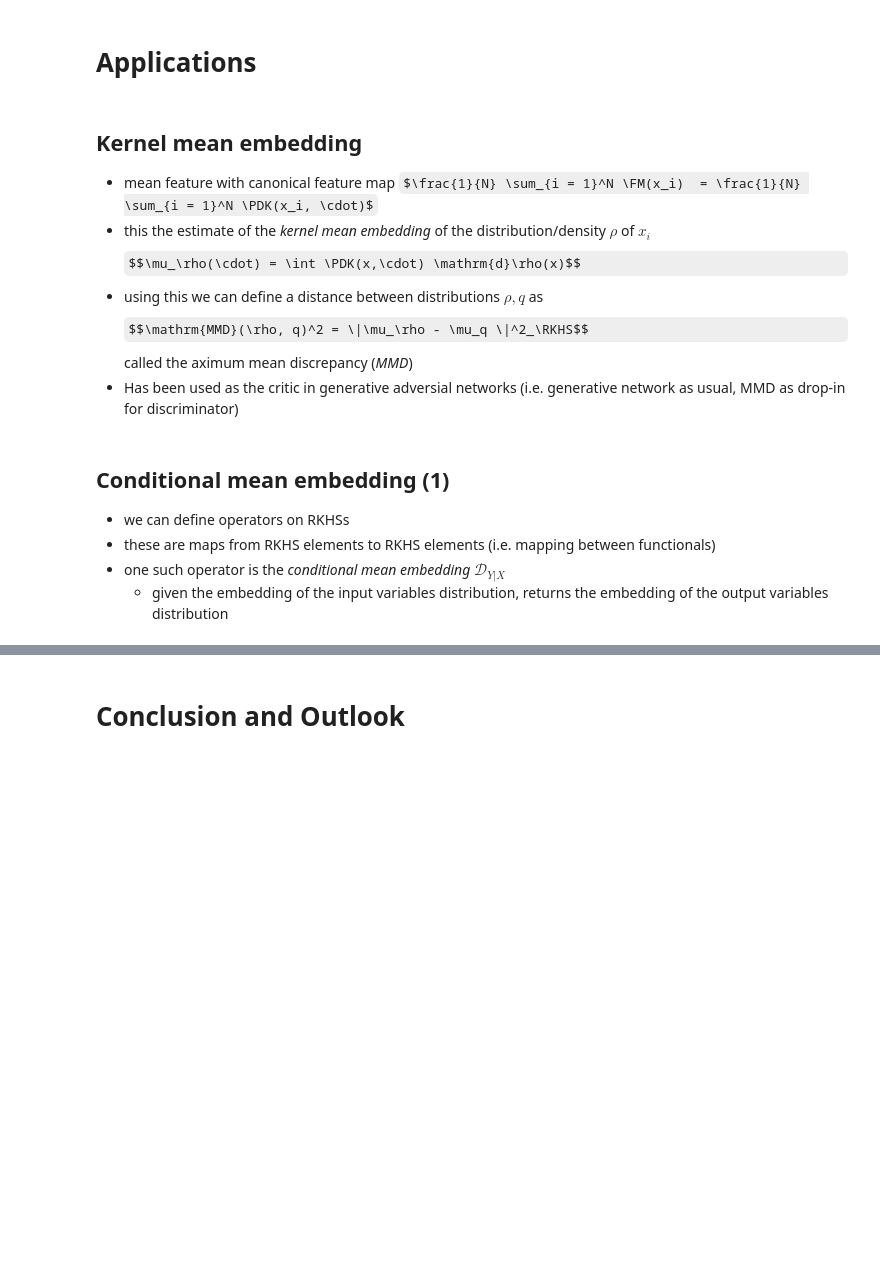
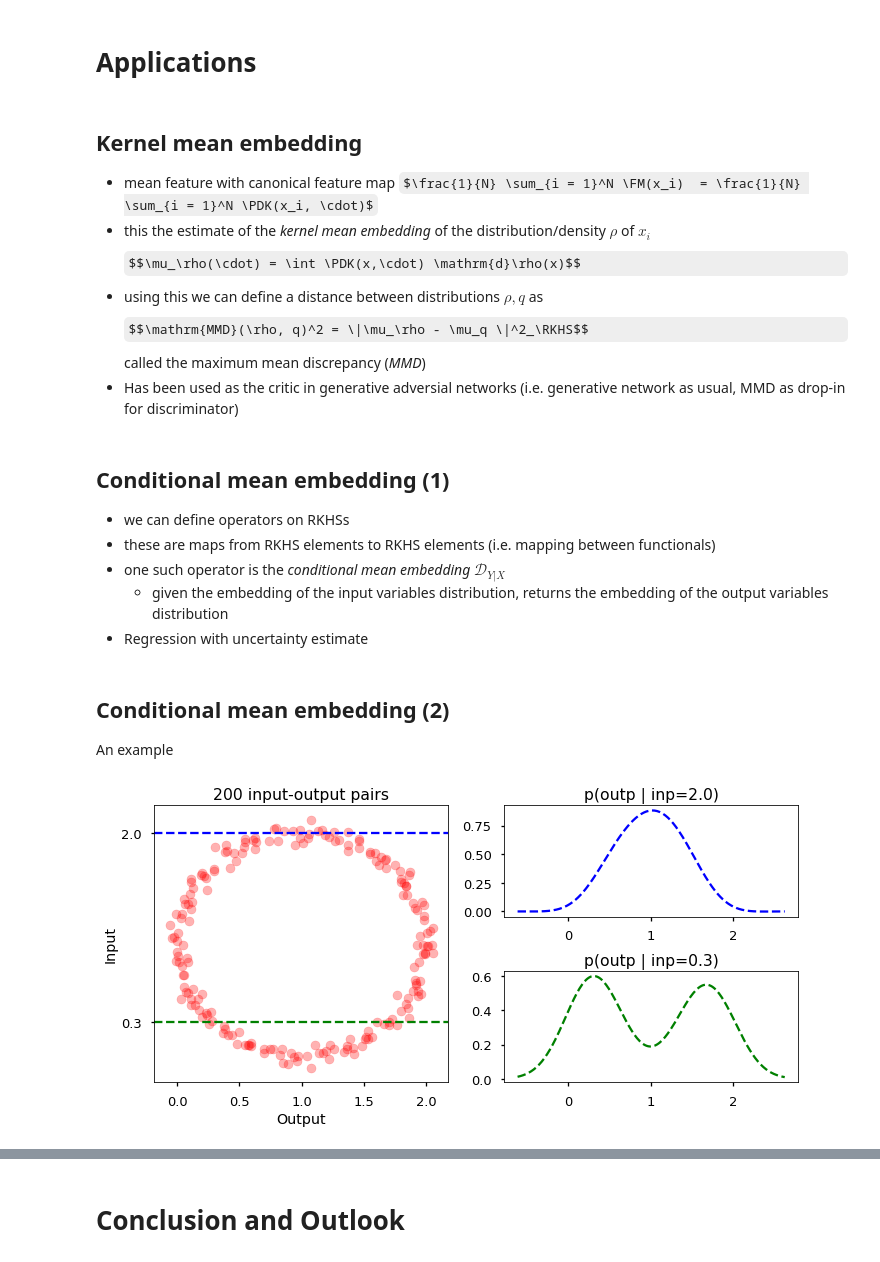
Before and after one commit to ingmarschuster/rkhs_demo, a Jupyter notebook: Tutorial_on_modern_kernel_methods.ipynb, the cells around one changed output, grey strips where cells are left out. Cells and saved outputs as stored; diff of their text form; code cells hidden in the pictures; some formulas as TeX source; blank space fills up the shorter version.

```diff
--- a/Tutorial_on_modern_kernel_methods.ipynb
+++ b/Tutorial_on_modern_kernel_methods.ipynb
@@ -296,7 +312,7 @@ plot_with_contour(data, distr_idx, kc.classification_score, 'Inner Product class
     $$\mu_\rho(\cdot) = \int \PDK(x,\cdot) \mathrm{d}\rho(x)$$
 - using this we can define a distance between distributions $\rho, q$ as
 $$\mathrm{MMD}(\rho, q)^2 = \|\mu_\rho - \mu_q \|^2_\RKHS$$
-called the aximum mean discrepancy (*MMD*)
+called the maximum mean discrepancy (*MMD*)
 - Has been used as the critic in generative adversial networks (i.e. generative network as usual, MMD as drop-in for discriminator)
 # %% [markdown]
 ## Conditional mean embedding (1)
@@ -304,4 +320,39 @@ called the aximum mean discrepancy (*MMD*)
 - these are maps from RKHS elements to RKHS elements (i.e. mapping between functionals)
 - one such operator is the *conditional mean embedding* $\mathcal{D}_{Y|X}$
     * given the embedding of the input variables distribution, returns the embedding of the output variables distribution
+- Regression with uncertainty estimate
+# %% [markdown]
+## Conditional mean embedding (2)
+An example
+# %%
+out_samps = data[distr_idx==0,:1] + 1
+inp_samps = data[distr_idx==0,1:] + 1
+def plot_mean_embedding(cme, inp_samps, out_samps, p1 = 0., p2 = 1., offset = 0.5):
+    x = np.linspace(inp_samps.min()-offset,inp_samps.max()+offset,200)
+    fig = pl.figure(figsize=(10, 5))
+    ax = [pl.subplot2grid((2, 2), (0, 1)),
+          pl.subplot2grid((2, 2), (0, 0), rowspan=2),
+          pl.subplot2grid((2, 2), (1, 1))]
+
+    ax[1].scatter(out_samps, inp_samps, alpha=0.3, color = 'r')
+    ax[1].set_xlabel('Output')
+    ax[1].set_ylabel('Input')
+    ax[1].axhline(p1, 0, 8, color='g', linestyle='--')
+    ax[1].axhline(p2, 0, 8, color='b', linestyle='--')
+    ax[1].set_title("%d input-output pairs"%len(out_samps))
+    ax[1].set_yticks((p1, p2))
+    e = cme.lhood(np.array([[p1], [p2]]), x[:, None]).T
+
+    #ax[0].plot(x, d[0], '-', label='cond. density')
+    ax[2].plot(x, e[0], 'g--', label='cond. mean emb.')
+    ax[2].set_title(r"p(outp | inp=%.1f)"%p1)
+    ax[0].plot(x, e[1], 'b--', label='cond. mean emb.')
+    ax[0].set_title(r"p(outp | inp=%.1f)"%p2)
+    #ax[2].legend(loc='best')
+    fig.tight_layout()
+# %%
+cme = ro.ConditionMeanEmbedding(inp_samps, out_samps, ro.GaussianKernel(0.3), ro.GaussianKernel(0.3), 5)
+plot_mean_embedding(cme, inp_samps, out_samps,  0.3, 2.,)
+# %% [output]
+[figure, added]
 # %% [markdown]
```
Also changed, not shown: parts of 25 cells of this notebook, 2 other files.
